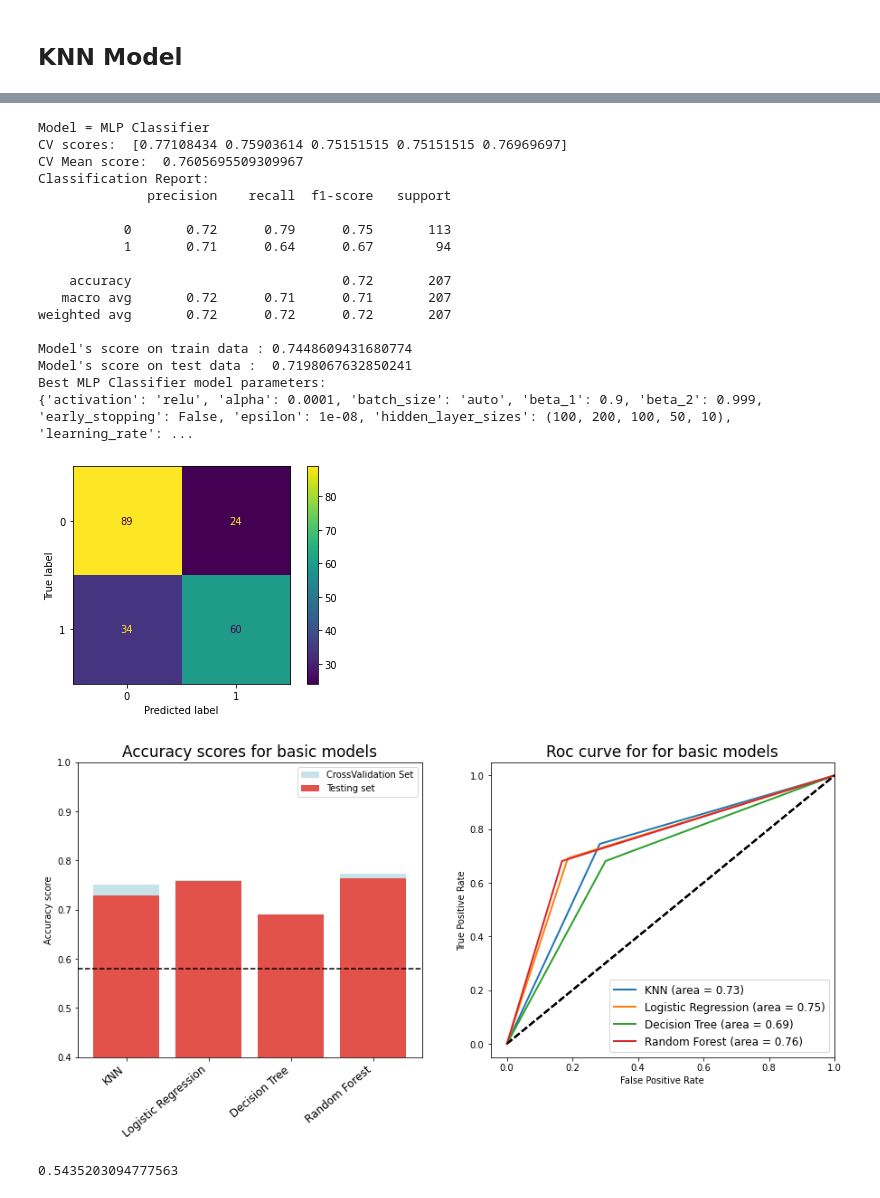
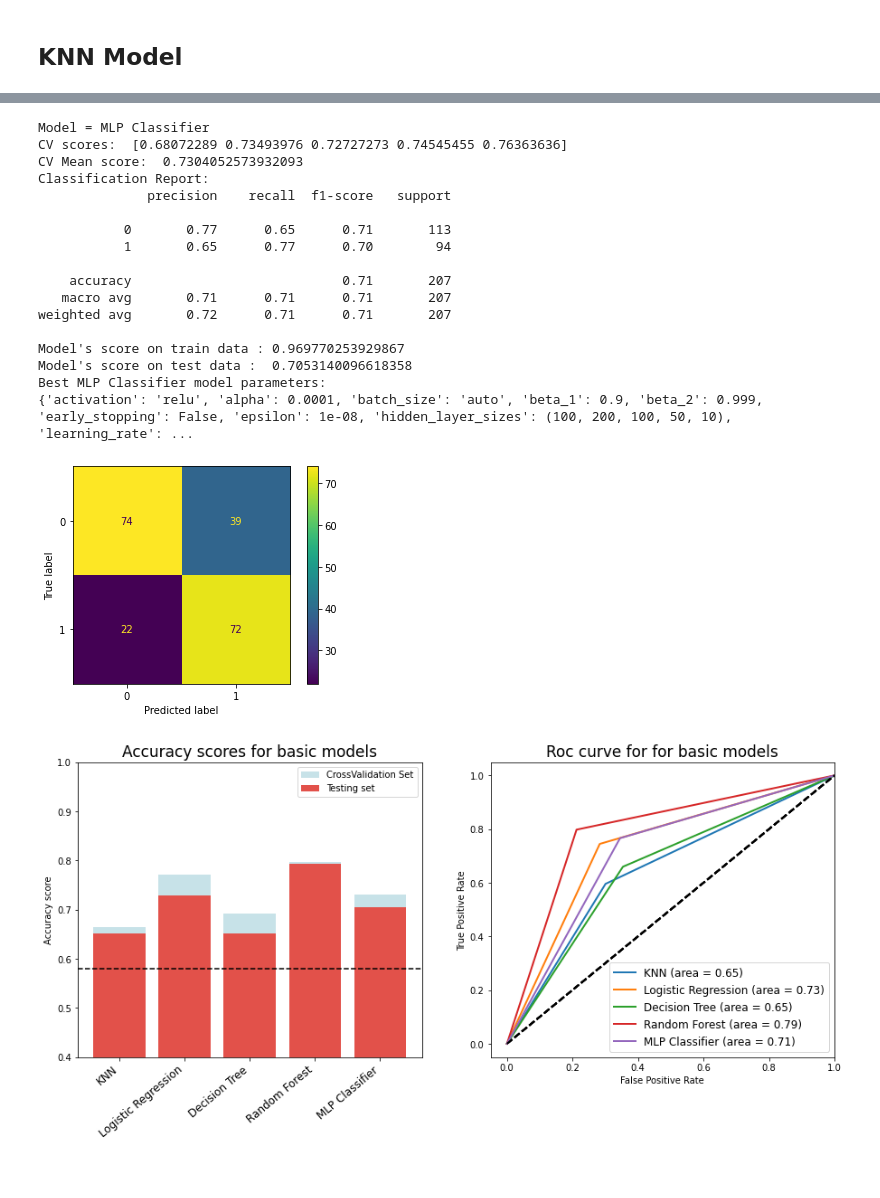
Before and after one commit to AhmadrezaHadi/Data-Mining-Project, a Jupyter notebook: METABRIC.ipynb, the cells around one changed output, grey strips where cells are left out. Cells and saved outputs as stored; diff of their text form; code cells hidden in the pictures.

Commit message:
modified METABRIC

```diff
--- a/METABRIC.ipynb
+++ b/METABRIC.ipynb
@@ -10,5 +10,5 @@ from sklearn.preprocessing import OneHotEncoder, LabelEncoder, StandardScaler
 # %% [markdown]
 ### Reading dataset
 # %%
-df = pd.read_csv("Data/METABRIC_RNA_Mutation.csv", usecols=range(31))
+df = pd.read_csv("Data/METABRIC_RNA_Mutation.csv")
 # %%
@@ -184,4 +182,6 @@ for col in columns:
 # %% [output]
 [figure]
 # %%
-to_standard(df)
+df = pd.DataFrame(df_zscore)
+mutation_df = df.drop(df.columns[:520], axis=1)
+df = df.drop(df.columns[31:], axis=1)
@@ -270,6 +215,19 @@ from sklearn.model_selection import StratifiedKFold
 
 kfold = StratifiedKFold(n_splits=5, shuffle=True, random_state=42)
 #we use it in the future
+# %%
+# MinMaxScaler().fit_transform(df)
+# df['overall_survival']
+
+
+from sklearn.model_selection import train_test_split
+
+X = df.drop(['overall_survival'], axis=1)
+X = MinMaxScaler().fit_transform(X)
+Y = df['overall_survival']
+
+
+x_train, x_test, y_train, y_test = train_test_split(X, Y, test_size=0.2, stratify=Y)
 # %% [markdown]
 ### Baseline
 # %%
@@ -525,23 +459,23 @@ print(model.get_params())
 disp.plot();
 # %% [output]
 Model = MLP Classifier
-CV scores:  [0.77108434 0.75903614 0.75151515 0.75151515 0.76969697]
-CV Mean score:  0.7605695509309967
+CV scores:  [0.68072289 0.73493976 0.72727273 0.74545455 0.76363636]
+CV Mean score:  0.7304052573932093
 Classification Report:
               precision    recall  f1-score   support
 
-           0       0.72      0.79      0.75       113
-           1       0.71      0.64      0.67        94
+           0       0.77      0.65      0.71       113
+           1       0.65      0.77      0.70        94
 
-    accuracy                           0.72       207
-   macro avg       0.72      0.71      0.71       207
-weighted avg       0.72      0.72      0.72       207
+    accuracy                           0.71       207
+   macro avg       0.71      0.71      0.71       207
+weighted avg       0.72      0.71      0.71       207
 
-Model's score on train data : 0.7448609431680774
-Model's score on test data :  0.7198067632850241
+Model's score on train data : 0.969770253929867
+Model's score on test data :  0.7053140096618358
 Best MLP Classifier model parameters:
 {'activation': 'relu', 'alpha': 0.0001, 'batch_size': 'auto', 'beta_1': 0.9, 'beta_2': 0.999, 'early_stopping': False, 'epsilon': 1e-08, 'hidden_layer_sizes': (100, 200, 100, 50, 10), 'learning_rate': ...
-[figure, old version]
+[figure, new version]
 # %%
 from sklearn.metrics import auc, roc_curve
 
@@ -554,36 +488,32 @@ color= "Spectral"
 inds = range(1,6)
 labels = ["KNN", "Logistic Regression", "Decision Tree", "Random Forest", "MLP Classifier"]
 
 scores_all = [knn_train, lr_train, dt_train, rf_train, mlp_train]
 scores_predictive = [knn_test, lr_test, dt_test, rf_test, mlp_test]
 
 ax1.bar(inds, scores_all, color=sns.color_palette(color)[5], alpha=0.3, hatch="x", edgecolor="none",label="CrossValidation Set")
 ax1.bar(inds, scores_predictive, color=sns.color_palette(color)[0], label="Testing set")
 ax1.set_ylim(0.4, 1)
 ax1.set_ylabel("Accuracy score")
 ax1.axhline(0.5793, color="black", linestyle="--")
 ax1.set_title("Accuracy scores for basic models", fontsize=17)
-ax1.set_xticks(range(1,5))
+ax1.set_xticks(range(1,6))
 ax1.set_xticklabels(labels, size=12, rotation=40, ha="right")
 ax1.legend()
 
 labels = ["KNN", "Logistic Regression", "Decision Tree", "Random Forest", "MLP Classifier"]
 for label, pred in zip(labels, [knn_pred, lr_pred, dt_pred, rf_pred, mlp_pred]):
     fpr, tpr, threshold = roc_curve(y_test.values, pred)
     roc_auc = auc(fpr, tpr)
     ax2.plot(fpr, tpr, label=label+' (area = %0.2f)' % roc_auc, linewidth=2)
     ax2.plot([0, 1], [0, 1], 'k--', linewidth=2)
     ax2.set_xlim([-0.05, 1.0])
     ax2.set_ylim([-0.05, 1.05])
     ax2.set_xlabel('False Positive Rate')
     ax2.set_ylabel('True Positive Rate')
     ax2.legend(loc="lower right", prop={'size': 12})
     ax2.set_title("Roc curve for for basic models", fontsize=17)
 
 plt.show()
 # %% [output]
-[figure, old version]
+[figure, new version]
-# %%
-df['overall_survival'].value_counts()[0] / df['overall_survival'].count()
-# %% [output]
-0.5435203094777563
```
Also changed, not shown: parts of 26 cells of this notebook.
